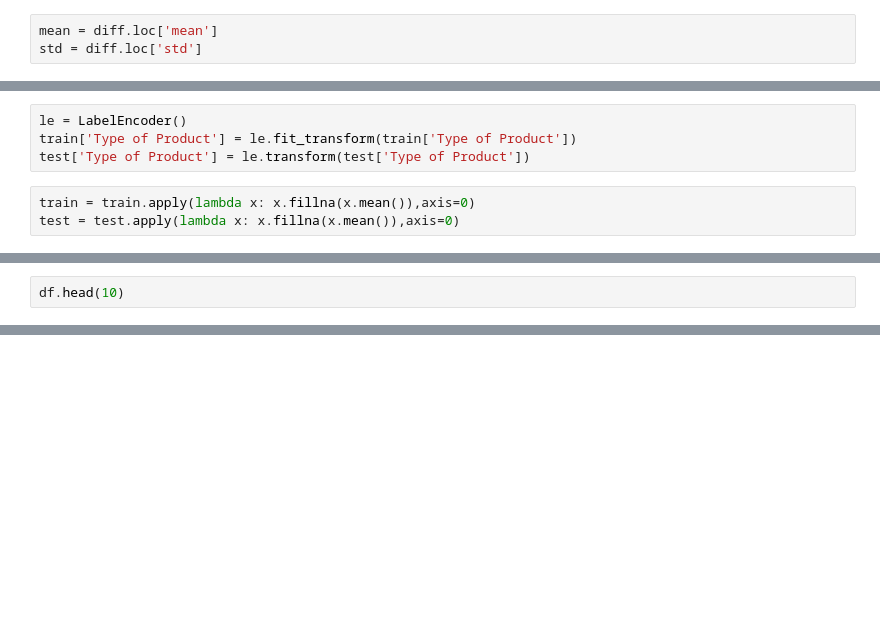
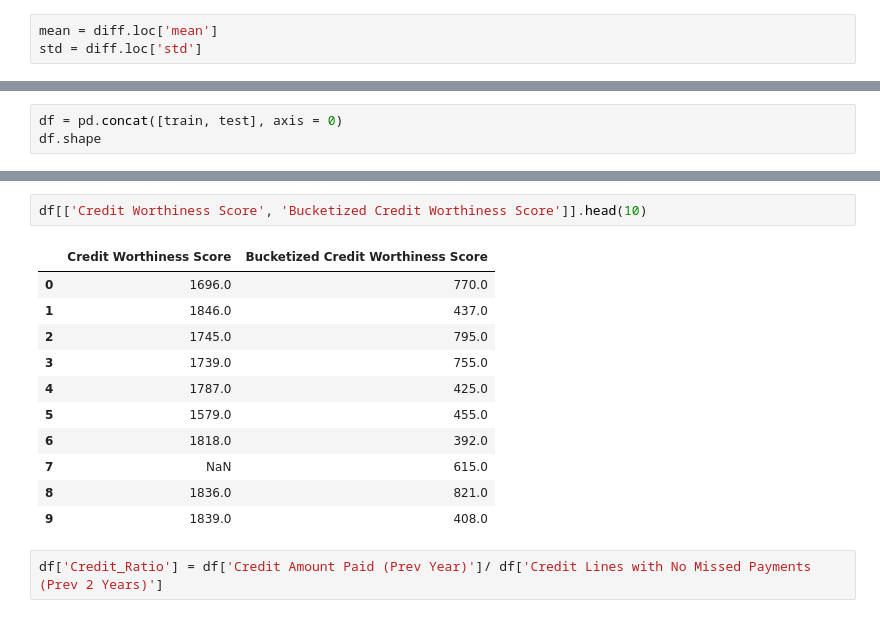
Before and after one commit to aryanpandey/MS4610-Final_Project, a Jupyter notebook: EDA.ipynb, the cells around one changed output, grey strips where cells are left out. Saved outputs shown, nothing was run; the diff lists cells and outputs as text; blank space fills up the shorter version.

```diff
--- a/EDA.ipynb
+++ b/EDA.ipynb
@@ -187,7 +186,0 @@ plt.show()
-# %%
-le = LabelEncoder()
-train['Type of Product'] = le.fit_transform(train['Type of Product'])
-test['Type of Product'] = le.transform(test['Type of Product'])
-# %%
-train = train.apply(lambda x: x.fillna(x.mean()),axis=0)
-test = test.apply(lambda x: x.fillna(x.mean()),axis=0)
@@ -286,5 +200,6 @@ plt.show()
 - Property Value vs Annual Income (Some Indicator of whether or not a person spends too much for their Income)
 - 75% utilisation / Full Utilisation
 # %%
-df.head(10)
+df = pd.concat([train, test], axis = 0)
+df.shape
 # %% [output]
@@ -301,0 +207,16 @@ df.head(10)
+# %%
+df[['Credit Worthiness Score', 'Bucketized Credit Worthiness Score']].head(10)
+# %% [output]
+|  | Credit Worthiness Score | Bucketized Credit Worthiness Score |
+| 0 | 1696.0 | 770.0 |
+| 1 | 1846.0 | 437.0 |
+| 2 | 1745.0 | 795.0 |
+| 3 | 1739.0 | 755.0 |
+| 4 | 1787.0 | 425.0 |
+| 5 | 1579.0 | 455.0 |
+| 6 | 1818.0 | 392.0 |
+| 7 | NaN | 615.0 |
+| 8 | 1836.0 | 821.0 |
+| 9 | 1839.0 | 408.0 |
+# %%
+df['Credit_Ratio'] = df['Credit Amount Paid (Prev Year)']/ df['Credit Lines with No Missed Payments (Prev 2 Years)']
```
Also changed, not shown: parts of 13 cells of this notebook, 2 other files.
